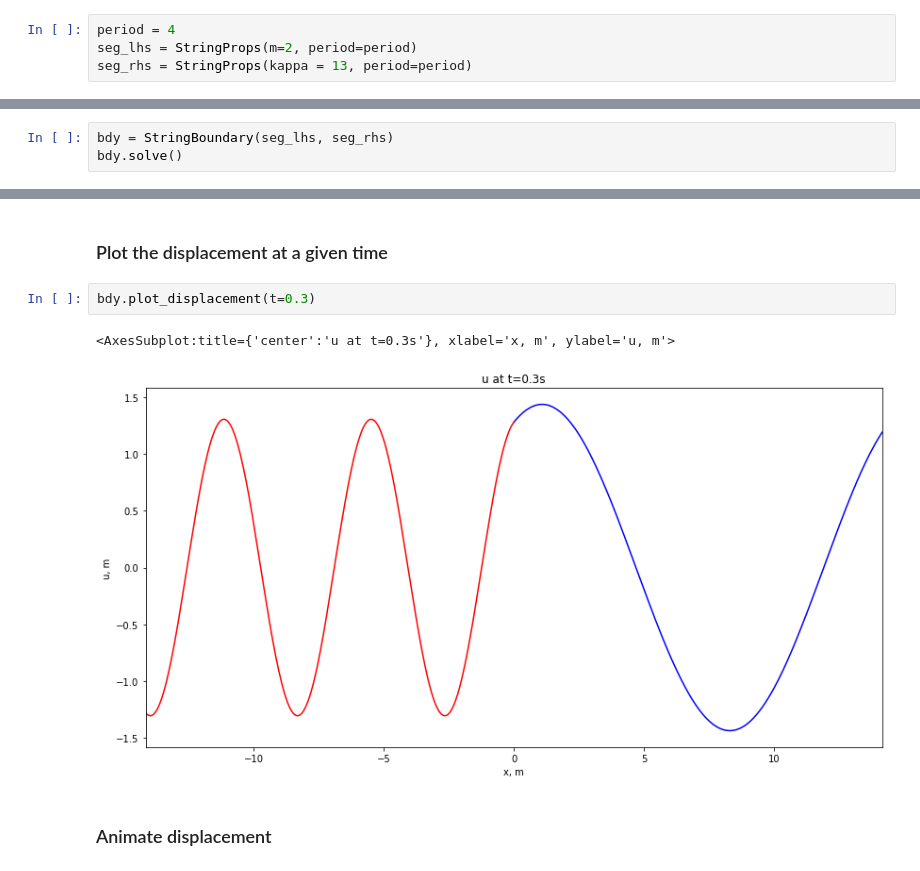
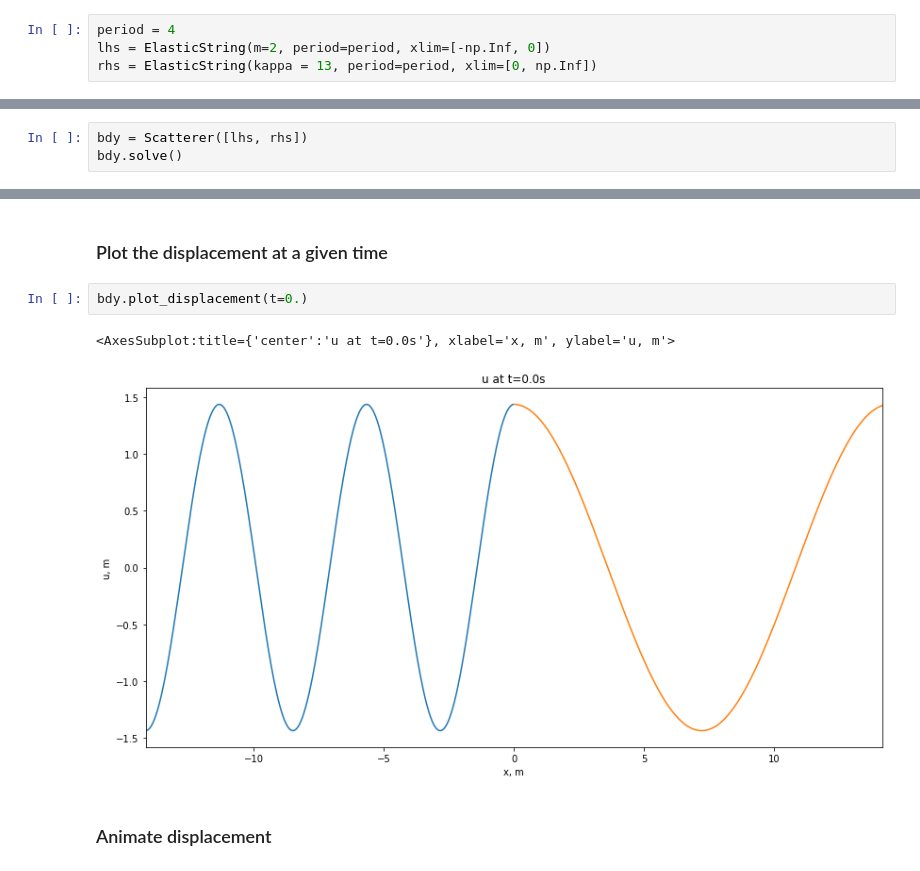
Before and after one commit to tdcwilliams/pywave, a Jupyter notebook: notebooks/waves-string-scattering.ipynb, the cells around one changed output, grey strips where cells are left out. Cells and saved outputs as stored; diff of their text form.

Commit message:
update waves-on-string scattering notebook

```diff
--- a/notebooks/waves-string-scattering.ipynb
+++ b/notebooks/waves-string-scattering.ipynb
@@ -438,12 +523,12 @@ class StringBoundary:
 ### Set string props to left and right of boundary
 # %%
 period = 4
-seg_lhs = StringProps(m=2, period=period)
-seg_rhs = StringProps(kappa = 13, period=period)
+lhs = ElasticString(m=2, period=period, xlim=[-np.Inf, 0])
+rhs = ElasticString(kappa = 13, period=period, xlim=[0, np.Inf])
 # %% [markdown]
 ### Solve scattering  problem
 # %%
-bdy = StringBoundary(seg_lhs, seg_rhs)
+bdy = Scatterer([lhs, rhs])
 bdy.solve()
 # %% [markdown]
 ### Run tests
@@ -460,10 +545,10 @@ Energy is OK
 # %% [markdown]
 ### Plot the displacement at a given time
 # %%
-bdy.plot_displacement(t=0.3)
+bdy.plot_displacement(t=0.)
 # %% [output]
-<AxesSubplot:title={'center':'u at t=0.3s'}, xlabel='x, m', ylabel='u, m'>
+<AxesSubplot:title={'center':'u at t=0.0s'}, xlabel='x, m', ylabel='u, m'>
-[figure, old version]
+[figure, new version]
 # %% [markdown]
 ### Animate displacement
 # %%
```
Also changed, not shown: parts of 7 cells of this notebook.
